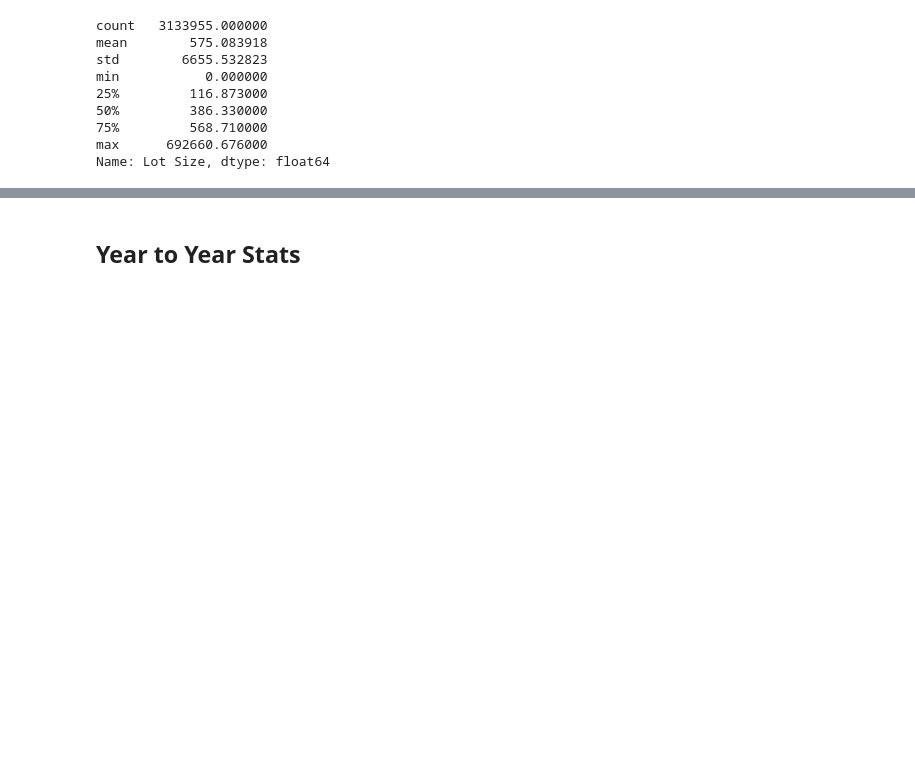
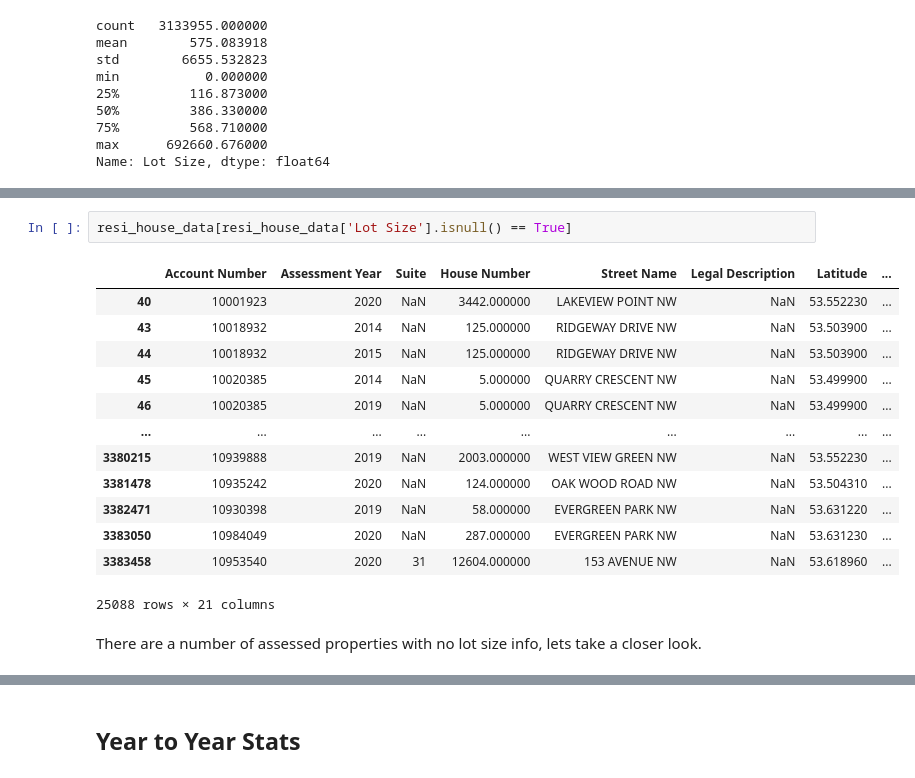
Before and after one commit to mcmccaig/prop_price, a Jupyter notebook: notebooks/EDA.ipynb, the cells around one changed output, grey strips where cells are left out. Saved outputs shown, nothing was run; the diff lists cells and outputs as text; blank space fills up the shorter version.

```diff
--- a/notebooks/EDA.ipynb
+++ b/notebooks/EDA.ipynb
@@ -128,0 +137,18 @@ Name: Lot Size, dtype: float64
+# %%
+resi_house_data[resi_house_data['Lot Size'].isnull() == True]
+# %% [output]
+|  | Account Number | Assessment Year | Suite | House Number | Street Name | Legal Description | Latitude | ... |
+| 40 | 10001923 | 2020 | NaN | 3442.000000 | LAKEVIEW POINT NW | NaN | 53.552230 | ... |
+| 43 | 10018932 | 2014 | NaN | 125.000000 | RIDGEWAY DRIVE NW | NaN | 53.503900 | ... |
+| 44 | 10018932 | 2015 | NaN | 125.000000 | RIDGEWAY DRIVE NW | NaN | 53.503900 | ... |
+| 45 | 10020385 | 2014 | NaN | 5.000000 | QUARRY CRESCENT NW | NaN | 53.499900 | ... |
+| 46 | 10020385 | 2019 | NaN | 5.000000 | QUARRY CRESCENT NW | NaN | 53.499900 | ... |
+| ... | ... | ... | ... | ... | ... | ... | ... | ... |
+| 3380215 | 10939888 | 2019 | NaN | 2003.000000 | WEST VIEW GREEN NW | NaN | 53.552230 | ... |
+| 3381478 | 10935242 | 2020 | NaN | 124.000000 | OAK WOOD ROAD NW | NaN | 53.504310 | ... |
+| 3382471 | 10930398 | 2019 | NaN | 58.000000 | EVERGREEN PARK NW | NaN | 53.631220 | ... |
+| 3383050 | 10984049 | 2020 | NaN | 287.000000 | EVERGREEN PARK NW | NaN | 53.631230 | ... |
+| 3383458 | 10953540 | 2020 | 31 | 12604.000000 | 153 AVENUE NW | NaN | 53.618960 | ... |
+25088 rows × 21 columns
+# %% [markdown]
+There are a number of assessed properties with no lot size info, lets take a closer look.
```
Also changed, not shown: parts of 39 cells of this notebook.
